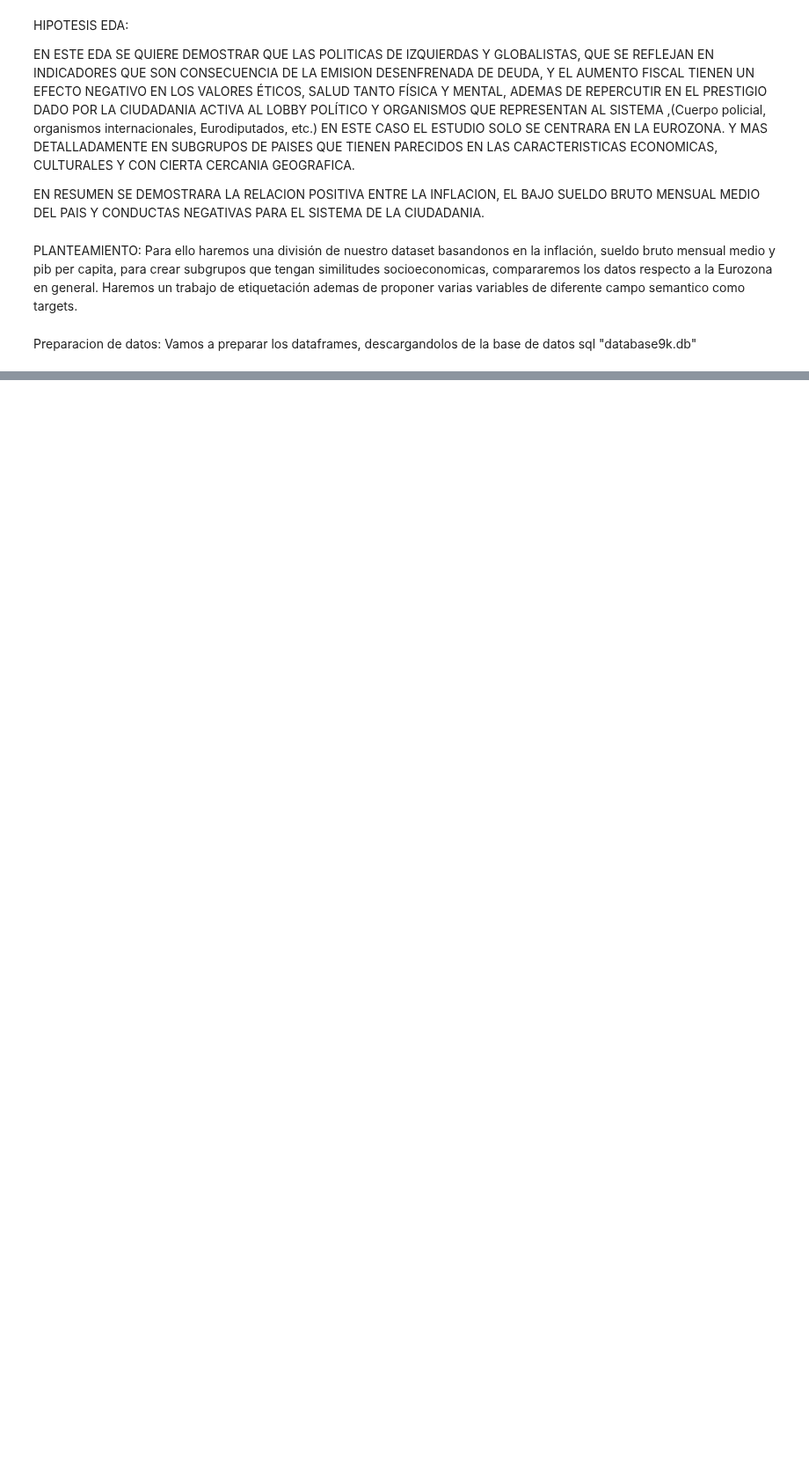
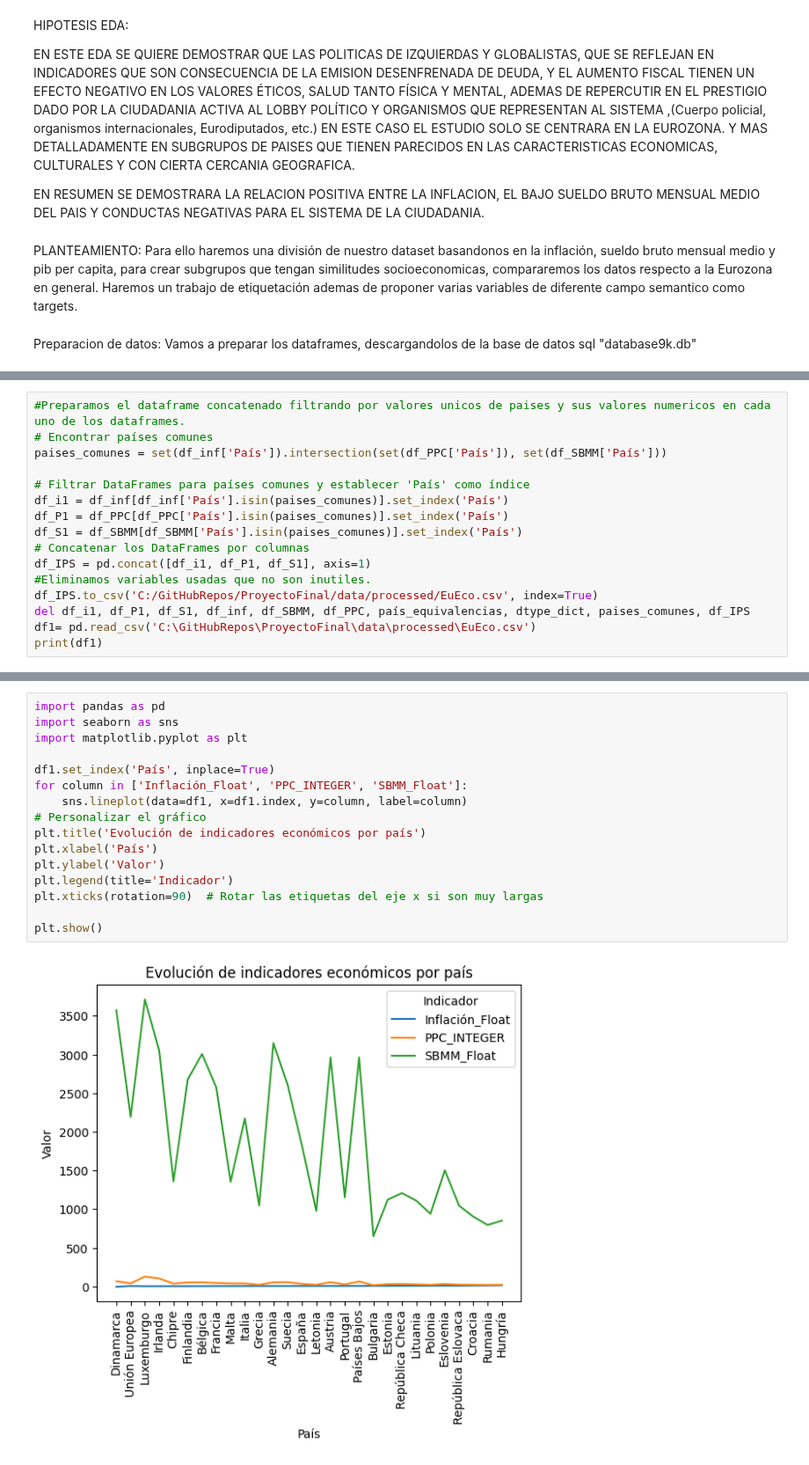
Before and after one commit to JosBerGon34/ProyectoFinal, a Jupyter notebook: src/3.EDA.ipynb, the cells around one changed output, grey strips where cells are left out. Shown at 88% size. Drawn from its saved outputs; the diff is of its cells as text; blank space fills up the shorter version.

```diff
--- a/src/3.EDA.ipynb
+++ b/src/3.EDA.ipynb
@@ -223,0 +178,16 @@ luxemburgo :lu:                   NaN          NaN      3713.0
+# %%
+#Preparamos el dataframe concatenado filtrando por valores unicos de paises y sus valores numericos en cada uno de los dataframes.
+# Encontrar países comunes
+paises_comunes = set(df_inf['País']).intersection(set(df_PPC['País']), set(df_SBMM['País']))
+
+# Filtrar DataFrames para países comunes y establecer 'País' como índice
+df_i1 = df_inf[df_inf['País'].isin(paises_comunes)].set_index('País')
+df_P1 = df_PPC[df_PPC['País'].isin(paises_comunes)].set_index('País')
+df_S1 = df_SBMM[df_SBMM['País'].isin(paises_comunes)].set_index('País')
+# Concatenar los DataFrames por columnas
+df_IPS = pd.concat([df_i1, df_P1, df_S1], axis=1)
+#Eliminamos variables usadas que no son inutiles.
+df_IPS.to_csv('C:/GitHubRepos/ProyectoFinal/data/processed/EuEco.csv', index=True)
+del df_i1, df_P1, df_S1, df_inf, df_SBMM, df_PPC, país_equivalencias, dtype_dict, paises_comunes, df_IPS
+df1= pd.read_csv('C:\GitHubRepos\ProyectoFinal\data\processed\EuEco.csv')
+print(df1)
@@ -223,0 +212,18 @@ luxemburgo :lu:                   NaN          NaN      3713.0
+# %%
+import pandas as pd
+import seaborn as sns
+import matplotlib.pyplot as plt
+
+df1.set_index('País', inplace=True)
+for column in ['Inflación_Float', 'PPC_INTEGER', 'SBMM_Float']:
+    sns.lineplot(data=df1, x=df1.index, y=column, label=column)
+# Personalizar el gráfico
+plt.title('Evolución de indicadores económicos por país')
+plt.xlabel('País')
+plt.ylabel('Valor')
+plt.legend(title='Indicador')
+plt.xticks(rotation=90)  # Rotar las etiquetas del eje x si son muy largas
+
+plt.show()
+# %% [output]
+[figure, added]
```
Also changed, not shown: parts of 13 cells of this notebook, 2 other files.
